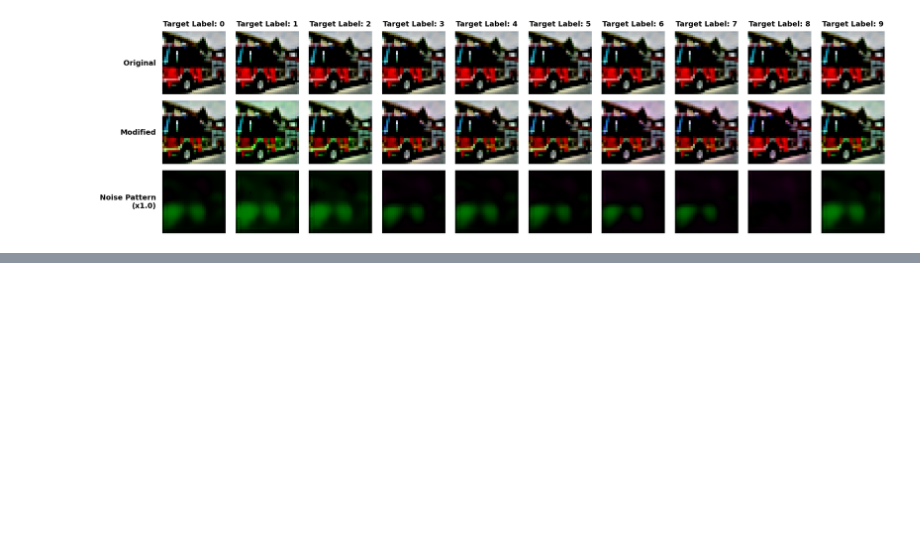
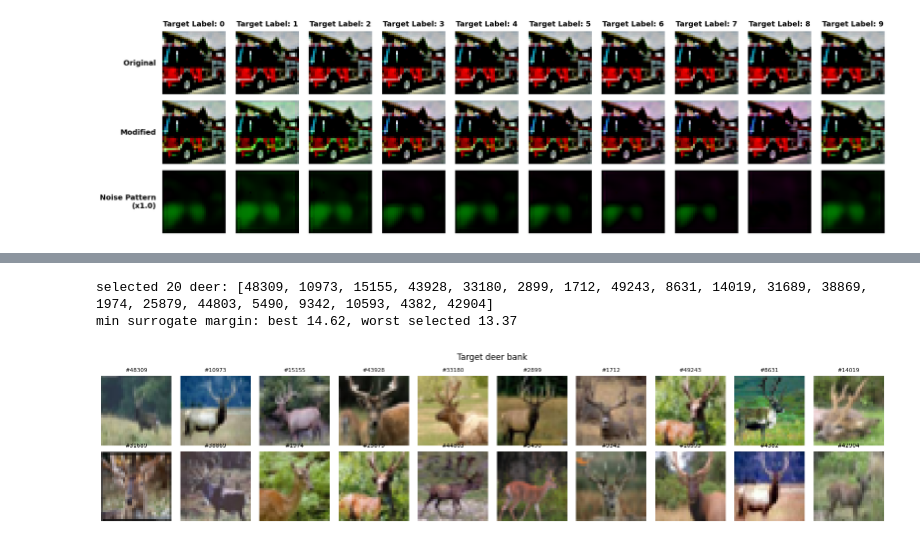
Before and after one commit to nadinehc/FLIP, a Jupyter notebook: encoder_decoder.ipynb, the cells around one changed output, grey strips where cells are left out. Cells and saved outputs as stored; diff of their text form; code cells hidden in the pictures; blank space fills up the shorter version.

Commit message:
Image specific GAN learned noise

```diff
--- a/encoder_decoder.ipynb
+++ b/encoder_decoder.ipynb
@@ -733,0 +863,18 @@ visualize_label_variations(single_image, encoder_cnn, num_classes=10, amplify_di
+# %%
+surrogates = []
+for seed in SURROGATE_SEEDS:
+    ckpt = f"{SURROGATE_DIR}/resnet18_seed{seed}.pth"
+    if os.path.exists(ckpt):
+        model = ResNet18().to(device)
+        model.load_state_dict(torch.load(ckpt, map_location=device))
+        print(f"loaded {ckpt}")
+    else:
+        model = train_surrogate(seed)
+        torch.save(model.state_dict(), ckpt)
+    model = model.to(memory_format=torch.contiguous_format).eval()
+    for p in model.parameters():
+        p.requires_grad_(False)
+    surrogates.append(model)
+
+for seed, m in zip(SURROGATE_SEEDS, surrogates):
+    print(f"surrogate seed {seed}: clean test acc {accuracy(m, surrogate_test_loader):.4f}")
@@ -733,0 +894,45 @@ visualize_label_variations(single_image, encoder_cnn, num_classes=10, amplify_di
+# %%
+K_DEER = 20   # number of target deer; each poisoned truck is blended with one of them, sampled at random
+
+# Rank every training deer by how "successful" it is for the surrogates: the worst-case (min over
+# surrogates) logit margin  logit_deer - max_other_logit. The margin is used instead of p(deer)
+# because many deer reach p(deer) = 1.0000 and could not be ranked by probability.
+deer_indices = torch.tensor([i for i, y in enumerate(dataset.targets) if y == deer_index])
+all_deer = torch.stack([dataset[i][0] for i in deer_indices.tolist()]).to(device)
+with torch.no_grad():
+    margins = []
+    for m in surrogates:
+        logits = m(all_deer)
+        other = logits.clone(); other[:, deer_index] = -float("inf")
+        margins.append(logits[:, deer_index] - other.max(1).values)
+    margin = torch.stack(margins).min(0).values                     # [n_deer]
+top = margin.argsort(descending=True)[:K_DEER].cpu()
+DEER_IDX = deer_indices[top].tolist()                               # indices into `dataset`
+print(f"selected {K_DEER} deer: {DEER_IDX}")
+print(f"min surrogate margin: best {margin[top[0]].item():.2f}, worst selected {margin[top[-1]].item():.2f}")
+
+deer_bank = all_deer[top.to(device)]                                # [K, 3, 32, 32] in [-1, 1]
+del all_deer
+with torch.no_grad():
+    deer_feats = [resnet18_features(m, deer_bank) for m in surrogates]   # n_surrogates x [K, 512]
+
+
+def sample_deers(n):
+    # Random deer for each of n images: returns (images [n, 3, 32, 32], bank indices [n])
+    idx = torch.randint(0, K_DEER, (n,), device=device)
+    return deer_bank[idx], idx
+
+
+ncols = 10
+fig, axes = plt.subplots((K_DEER + ncols - 1) // ncols, ncols, figsize=(1.6 * ncols, 1.8 * ((K_DEER + ncols - 1) // ncols)), squeeze=False)
+for ax in axes.flat:
+    ax.axis("off")
+for k in range(K_DEER):
+    ax = axes.flat[k]
+    ax.imshow((deer_bank[k].cpu().permute(1, 2, 0) * 0.5 + 0.5).clamp(0, 1))
+    ax.set_title(f"#{DEER_IDX[k]}", fontsize=8)
+plt.suptitle("Target deer bank"); plt.tight_layout(); plt.show()
+# %% [output]
+selected 20 deer: [48309, 10973, 15155, 43928, 33180, 2899, 1712, 49243, 8631, 14019, 31689, 38869, 1974, 25879, 44803, 5490, 9342, 10593, 4382, 42904]
+min surrogate margin: best 14.62, worst selected 13.37
+[figure, added]
```
Also changed, not shown: parts of 26 cells of this notebook, 58 other files.
